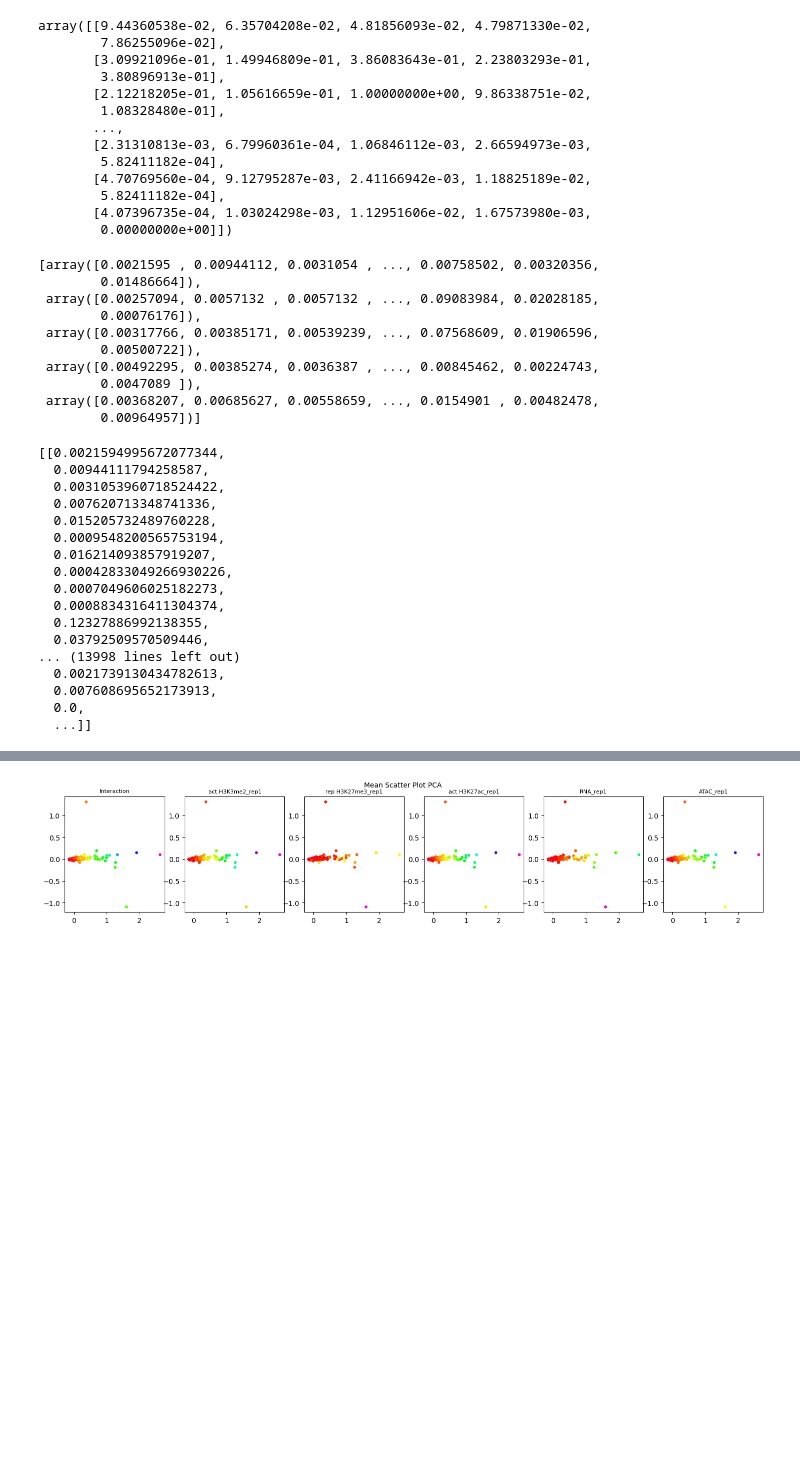
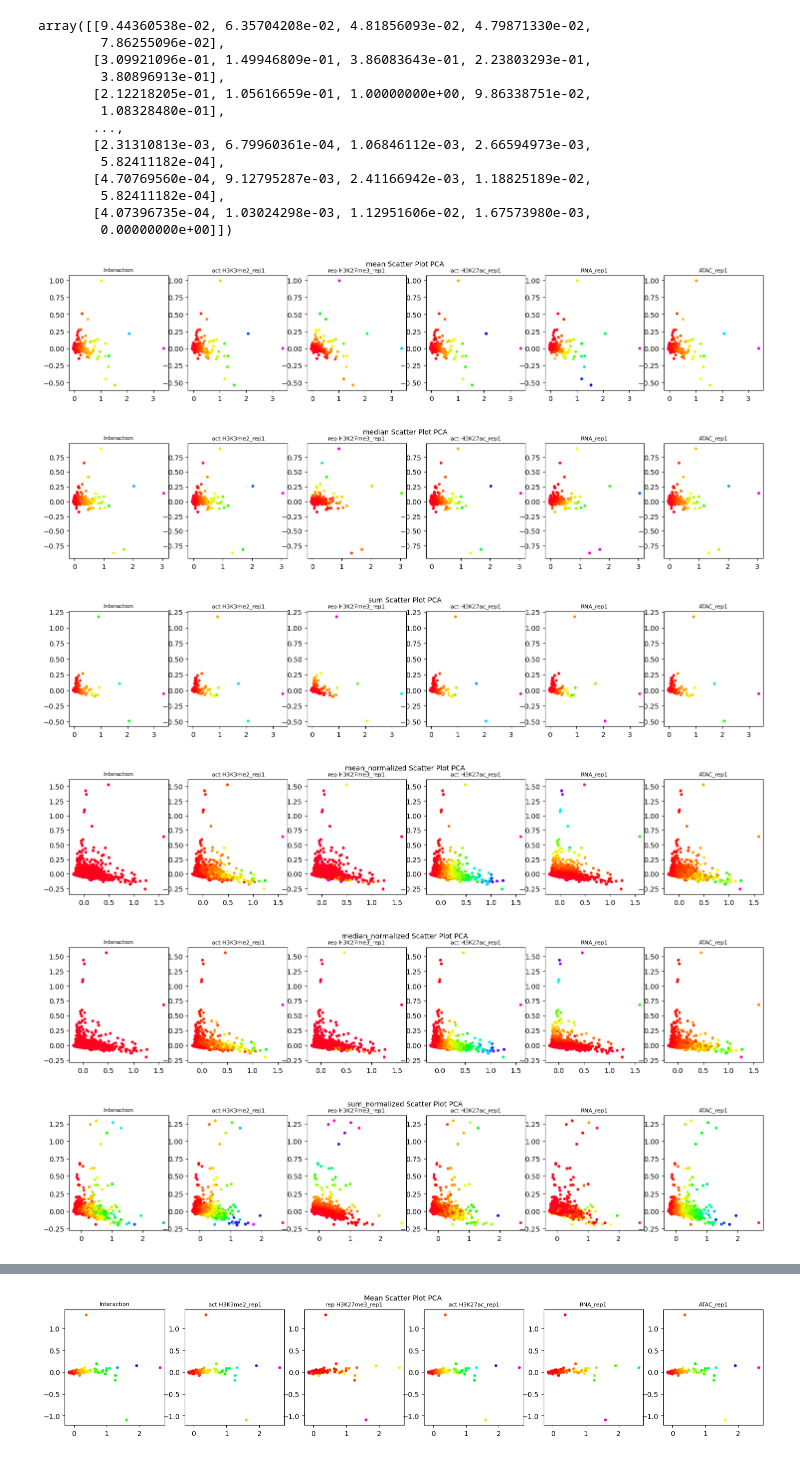
Before and after one commit to joachimwolff/Epigenetic-Graph-Analyzer, a Jupyter notebook: createInteractionsCoolerFormat.ipynb, the cells around one changed output, grey strips where cells are left out. Drawn from its saved outputs; the diff is of its cells as text; code cells hidden in the pictures; blank space fills up the shorter version.

Commit message:
Fixing the creation of matrix, packing more into functions

```diff
--- a/createInteractionsCoolerFormat.ipynb
+++ b/createInteractionsCoolerFormat.ipynb
@@ -146,5 +262,5 @@ def createSampleInteractionMatrix(path_promoter, chic_matrix):
     sample_matrix = sp.vstack(matrix_list)
     return sample_matrix, bait_list
 # %%
-sample_matrix_Pinna_E12_5, bait_list_Pinna_E12_5 = createSampleInteractionMatrix(path_promoter, interaction_matrices_sample_Pinna_12_5[-1])
-sample_matrix_Pinna_E14_5, bait_list_Pinna_E14_5 = createSampleInteractionMatrix(path_promoter, interaction_matrices_sample_Pinna_14_5[-1])
+sample_matrix_Pinna_E12_5, bait_list_Pinna_E12_5 = createSampleInteractionMatrix(path_promoter, interaction_matrices_sample_Pinna_12_5)
+sample_matrix_Pinna_E14_5, bait_list_Pinna_E14_5 = createSampleInteractionMatrix(path_promoter, interaction_matrices_sample_Pinna_14_5)
@@ -324,0 +433,5 @@ data_matrix_list_Pinna_E12_5
+# %%
+bigwig_files_Pinna_E12_5 = [path_histones_H3K27ac_E12_5_rep1, path_histones_H3K27ac_E12_5_rep2,  path_histones_H3K27me3_E12_5_rep1, path_histones_H3K27me3_E12_5_rep2,path_histones_H3K3me2_E12_5_rep1, path_histones_H3K3me2_E12_5_rep2,  path_RNA_E12_5_rep1, path_RNA_E12_5_rep2, path_RNA_E12_5_rep3,  path_ATAC_E12_5_rep1, path_ATAC_E12_5_rep2, path_ATAC_E12_5_rep3]
+bigwig_files_Pinna_E14_5 = [path_histones_H3K27ac_E14_5_rep1, path_histones_H3K27ac_E14_5_rep2, path_histones_H3K27me3_E14_5_rep1, path_histones_H3K27me3_E14_5_rep2, path_histones_H3K3me2_E14_5_rep1, path_histones_H3K3me2_E14_5_rep2,path_RNA_E14_5_rep1, path_RNA_E14_5_rep2, path_RNA_E14_5_rep3, path_ATAC_E14_5_rep1, path_ATAC_E14_5_rep2, path_ATAC_E14_5_rep3]
+data_matrix_list_Pinna_E12_5 = createDataMatrixFromBigWig(sample_matrix_Pinna_E12_5, interaction_matrices_sample_Pinna_12_5[0], bigwig_files_Pinna_E12_5)
+data_matrix_list_Pinna_E14_5 = createDataMatrixFromBigWig(sample_matrix_Pinna_E14_5, interaction_matrices_sample_Pinna_14_5[0], bigwig_files_Pinna_E14_5)
@@ -394,7 +527,7 @@ def createCommunityMatrix(sample_matrix, list_of_data_matrices, partition):
 
     elements_per_community = np.zeros(max(partition.values())+1)
 
-    baits_partition_dict = {key: value for key, value in partition.items() if key < x}
+    baits_partition_dict = {key: value for key, value in partition.items() if key < sample_matrix.shape[0]}
     for community_id in baits_partition_dict:
         for i, matrix in enumerate(matrix_list):
             try:
@@ -482,34 +608,22 @@ pca1_sum_norm, pca2_sum_norm = skd.PCA(n_components=2).fit_transform(community_m
-# %%
-[community_matrix_median[:, 0], community_matrix_median[:, 1], community_matrix_median[:, 2], community_matrix_median[:, 3], community_matrix_median[:, 4]]
-# %% [output]
-[array([0.0021595 , 0.00944112, 0.0031054 , ..., 0.00758502, 0.00320356,
-        0.01486664]),
- array([0.00257094, 0.0057132 , 0.0057132 , ..., 0.09083984, 0.02028185,
-        0.00076176]),
- array([0.00317766, 0.00385171, 0.00539239, ..., 0.07568609, 0.01906596,
-        0.00500722]),
- array([0.00492295, 0.00385274, 0.0036387 , ..., 0.00845462, 0.00224743,
-        0.0047089 ]),
- array([0.00368207, 0.00685627, 0.00558659, ..., 0.0154901 , 0.00482478,
-        0.00964957])]
-# %%
-community_arrays = community_matrix_median.T.tolist()
-community_arrays
-# %% [output]
-[[0.0021594995672077344,
-  0.00944111794258587,
-  0.0031053960718524422,
-  0.007620713348741336,
-  0.015205732489760228,
-  0.0009548200565753194,
-  0.016214093857919207,
-  0.00042833049266930226,
-  0.0007049606025182273,
-  0.0008834316411304374,
-  0.12327886992138355,
-  0.03792509570509446,
-... (13998 lines left out)
-  0.0021739130434782613,
-  0.007608695652173913,
-  0.0,
-  ...]]
+# %%
+def plotPCA(matrix, type_of_matrix):
+    pca1, pca2 = skd.PCA(n_components=2).fit_transform(matrix).T
+    title = "Scatter Plot PCA"
+    # list_of_titles = ["Interaction", " act H3K3me2_rep1", "act H3K3me2_rep2", "rep H3K27me3_rep1", "rep H3K27me3_rep2", "act H3K27ac_rep1", "act H3K27ac_rep2", "RNA_rep1", "RNA_rep2", "RNA_rep3", "ATAC_rep1", "ATAC_rep2", "ATAC_rep3", "Number of Interactions"]
+    list_of_titles = ["Interaction", " act H3K3me2_rep1",  "rep H3K27me3_rep1", "act H3K27ac_rep1","RNA_rep1",  "ATAC_rep1"]
+    # list_of_colorings = community_matrix_median.T.tolist()
+
+    list_of_colorings = matrix.T[[0,1,3,5,7,10]].tolist()
+
+    plotEmbedding([pca1, pca2], list_of_titles, list_of_colorings, type_of_matrix + " " + title)
+# %%
+for i, title in enumerate(["mean", "median", "sum", "mean_normalized", "median_normalized", "sum_normalized"]):
+
+    plotPCA(different_communities_Pinna_E_12_5[i], title)
+# %% [output]
+[figure, added]
+[figure, added]
+[figure, added]
+[figure, added]
+[figure, added]
+[figure, added]
```
Also changed, not shown: parts of 45 cells of this notebook.
